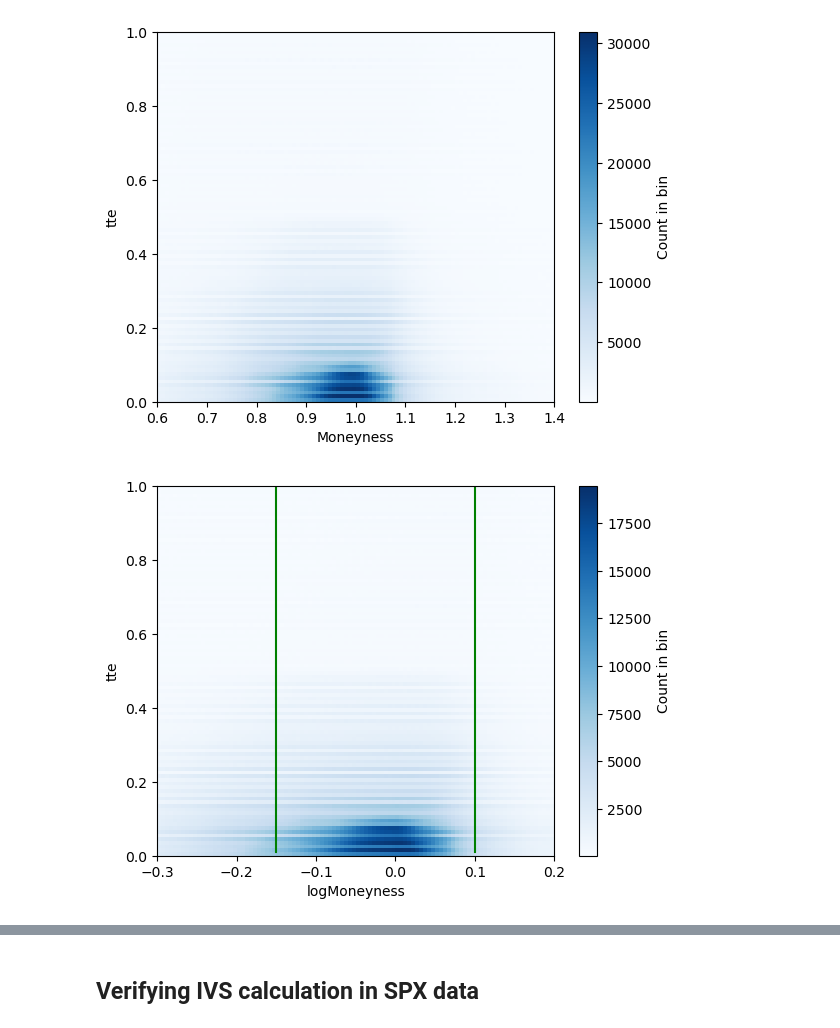
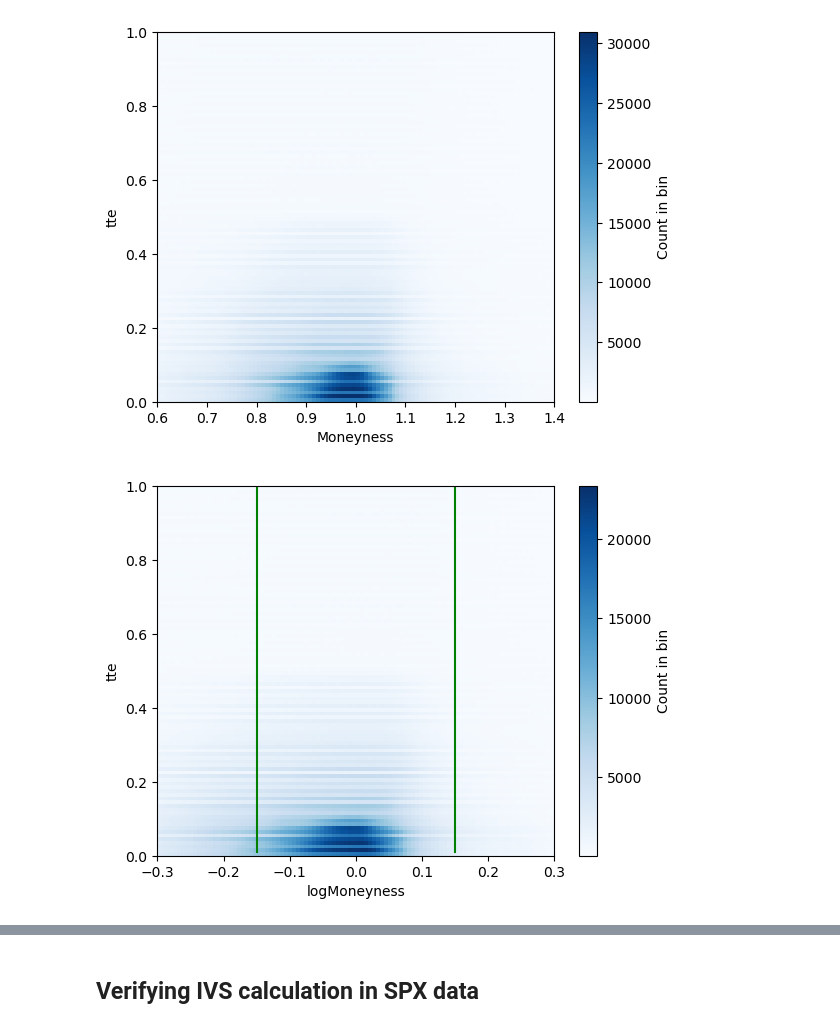
Before and after one commit to isaacmarchand/O_Research, a Jupyter notebook: data/dataWrangling.ipynb, the cells around one changed output, grey strips where cells are left out. Cells and saved outputs as stored; diff of their text form; code cells hidden in the pictures.

```diff
--- a/data/dataWrangling.ipynb
+++ b/data/dataWrangling.ipynb
@@ -520,28 +520,28 @@ plt.show()
 # %% [output]
 [figure]
 # %%
-maxLogMoney = .1
+maxLogMoney = .15
 minLogMoney = -.15
 
 # Sample data
 x = optionDataNotCleaned['logMoneyness']
 y = optionDataNotCleaned['tte']/365
 
 # Create the heatmap
 plt.hist2d(x, y, bins=100, cmap='Blues', range=[[minLogMoney*2, maxLogMoney*2], [0, 1]])
 plt.colorbar(label='Count in bin')
 
 # plt.plot((maxLogMoney*np.sqrt(np.linspace(0.01,1,365))),np.linspace(0.01,1,365), c = 'g')
 # plt.plot((minLogMoney*np.sqrt(np.linspace(0.01,1,365))),np.linspace(0.01,1,365), c = 'g')
 
 plt.plot(np.repeat(maxLogMoney,365),np.linspace(0.01,1,365), c = 'g')
 plt.plot(np.repeat(minLogMoney,365),np.linspace(0.01,1,365), c = 'g')
 
 plt.xlabel('logMoneyness')
 plt.ylabel('tte')
 plt.show()
 # %% [output]
-[figure, old version]
+[figure, new version]
 # %%
 # Sample data
 x = optionDataNotCleaned['Moneyness']
```
Also changed, not shown: parts of 7 cells of this notebook, 2 other files.
